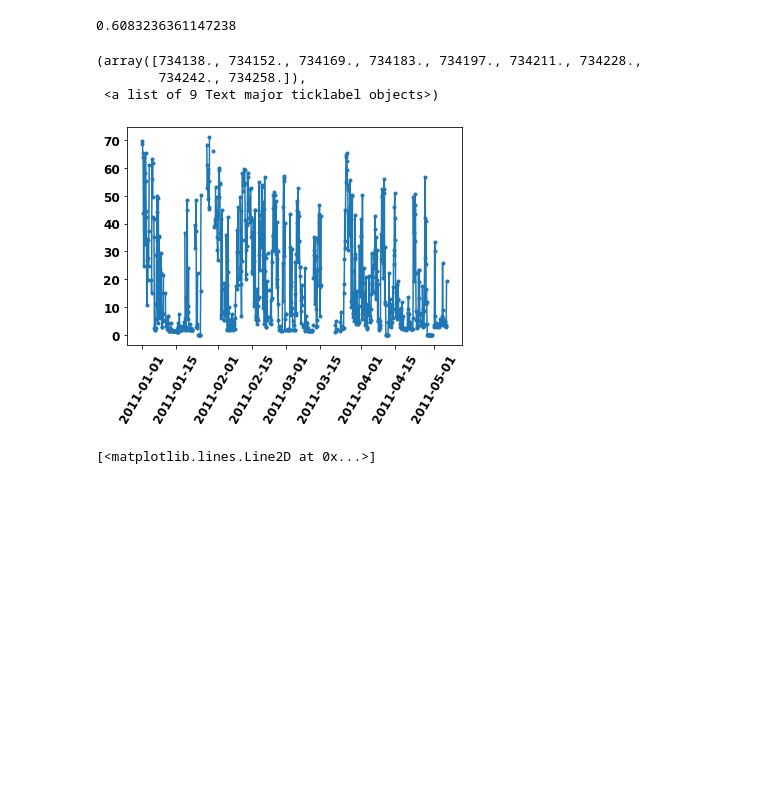
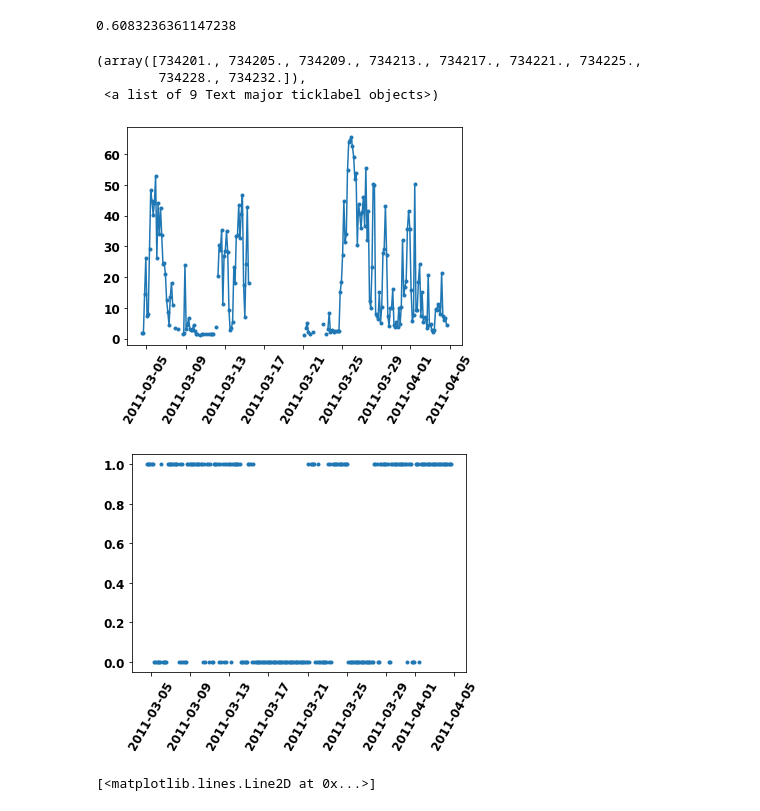
Before and after one commit to costachris/arctic_surface_forcing, a Jupyter notebook: rad_transfer_python/summit_aeri.ipynb, the cells around one changed output. Drawn from its saved outputs; the diff is of its cells as text; code cells hidden in the pictures; blank space fills up the shorter version.

```diff
--- a/rad_transfer_python/summit_aeri.ipynb
+++ b/rad_transfer_python/summit_aeri.ipynb
@@ -172,15 +170,21 @@ np.count_nonzero(cloud_free_bool)/len(cloud_free_bool)
 # %% [output]
 0.6083236361147238
 # %%
-cut_ind = 1000
-plt.plot(all_times[:cut_ind], rad_values_800[:cut_ind], '.-')
+ind_min = 500
+ind_max = 750
+plt.plot(all_times[ind_min:ind_max], rad_values_800[ind_min:ind_max], '.-')
+plt.xticks(rotation = 60)
+
+plt.figure()
+plt.plot(all_times[ind_min:ind_max], cloud_free_bool[ind_min:ind_max], '.')
 plt.xticks(rotation = 60)
 # plt.xlim([2011, 2012])
 # %% [output]
-(array([734138., 734152., 734169., 734183., 734197., 734211., 734228.,
-        734242., 734258.]),
+(array([734201., 734205., 734209., 734213., 734217., 734221., 734225.,
+        734228., 734232.]),
  <a list of 9 Text major ticklabel objects>)
-[figure, old version]
+[figure, new version]
+[figure, added]
 # %%
 ds_i_closest['mean_rad'].plot()
 # %% [output]
```
Also changed, not shown: parts of 6 cells of this notebook, 4 other files.
